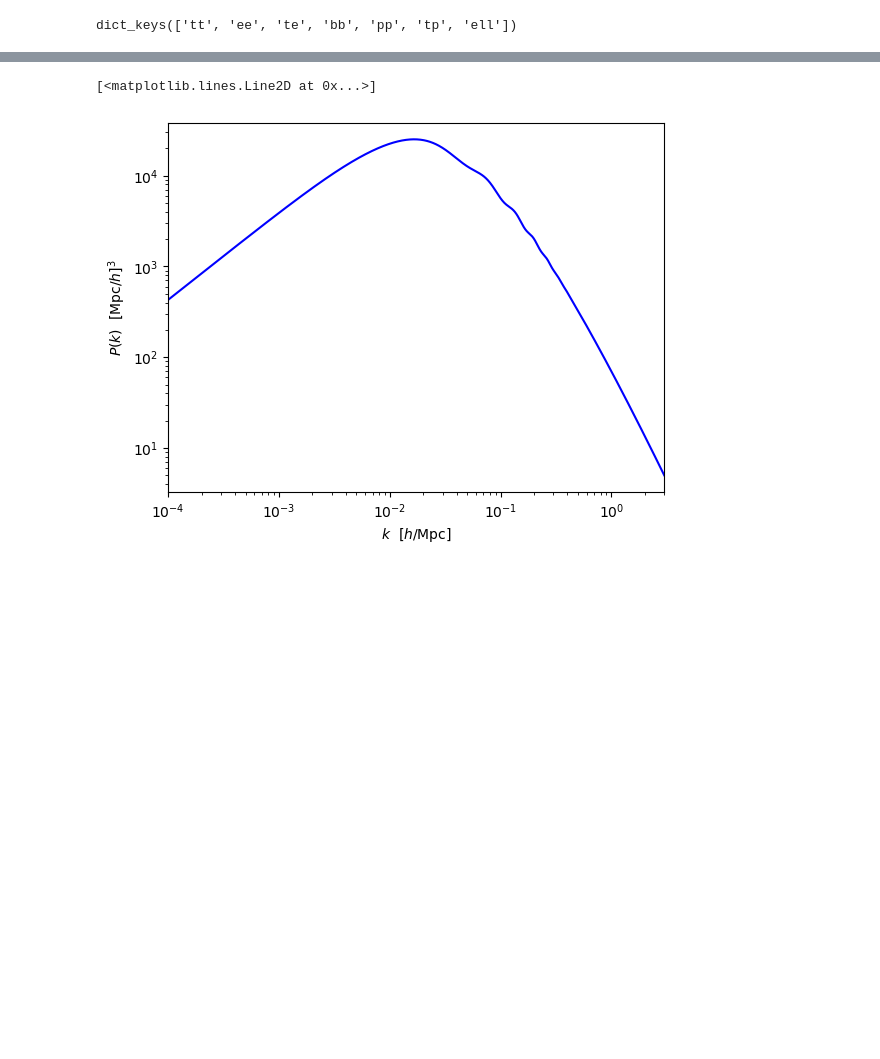
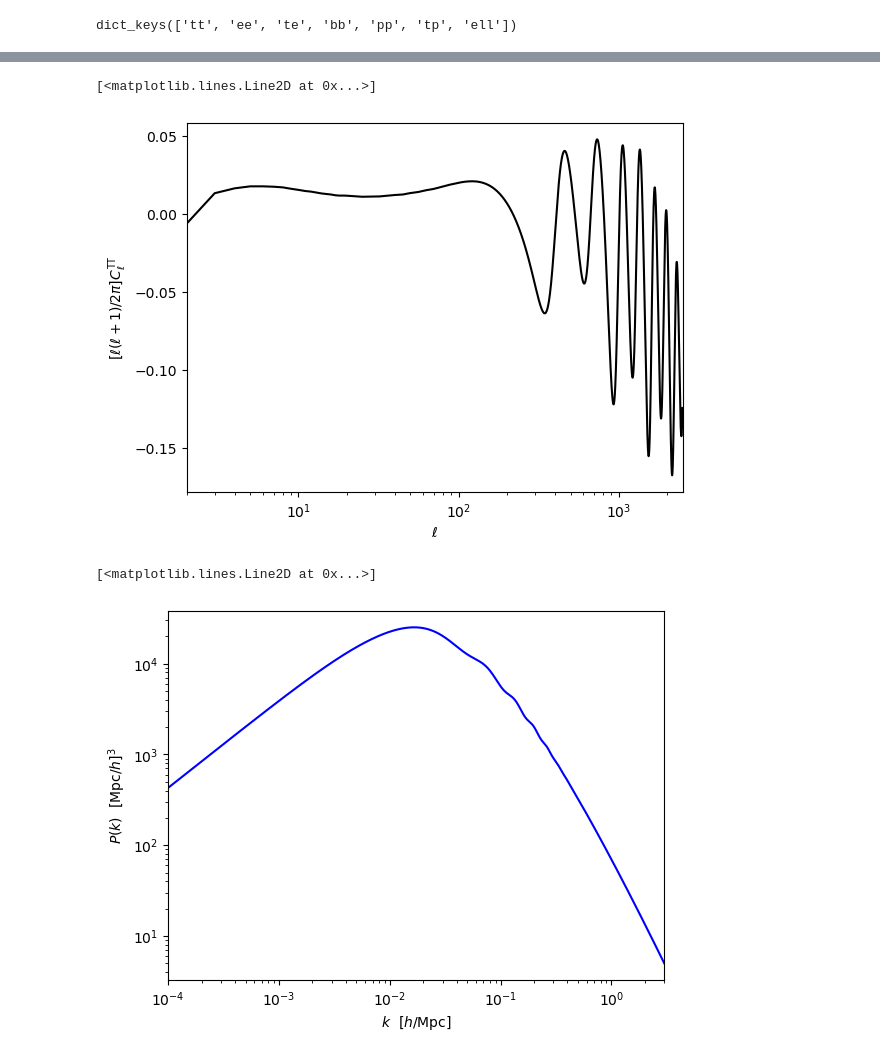
Before and after one commit to cosmosapjw-quantum/class_2209_02277, a Jupyter notebook: notebooks/warmup copy.ipynb, the cells around one changed output, grey strips where cells are left out. Saved outputs shown, nothing was run; the diff lists cells and outputs as text; code cells hidden in the pictures; blank space fills up the shorter version.

```diff
--- a/notebooks/warmup copy.ipynb
+++ b/notebooks/warmup copy.ipynb
@@ -41,3 +62,13 @@ plt.plot(ll,clTT*ll*(ll+1)/2./pi,'r-')
+# %%
+# plot C_l^TT
+plt.figure(1)
+plt.xscale('log');plt.yscale('linear');plt.xlim(2,2500)
+plt.xlabel(r'$\ell$')
+plt.ylabel(r'$[\ell(\ell+1)/2\pi]  C_\ell^\mathrm{TT}$')
+plt.plot(ll,(clTT*ll*(ll+1)/2./pi-clTT1*ll1*(ll1+1)/2./pi)/(clTT*ll*(ll+1)/2./pi),'black')
+# %% [output]
+[<matplotlib.lines.Line2D at 0x...>]
+[figure, added]
 # %%
 # get P(k) at redhsift z=0
 import numpy as np
```
Also changed, not shown: parts of 4 cells of this notebook, 8 other files.
